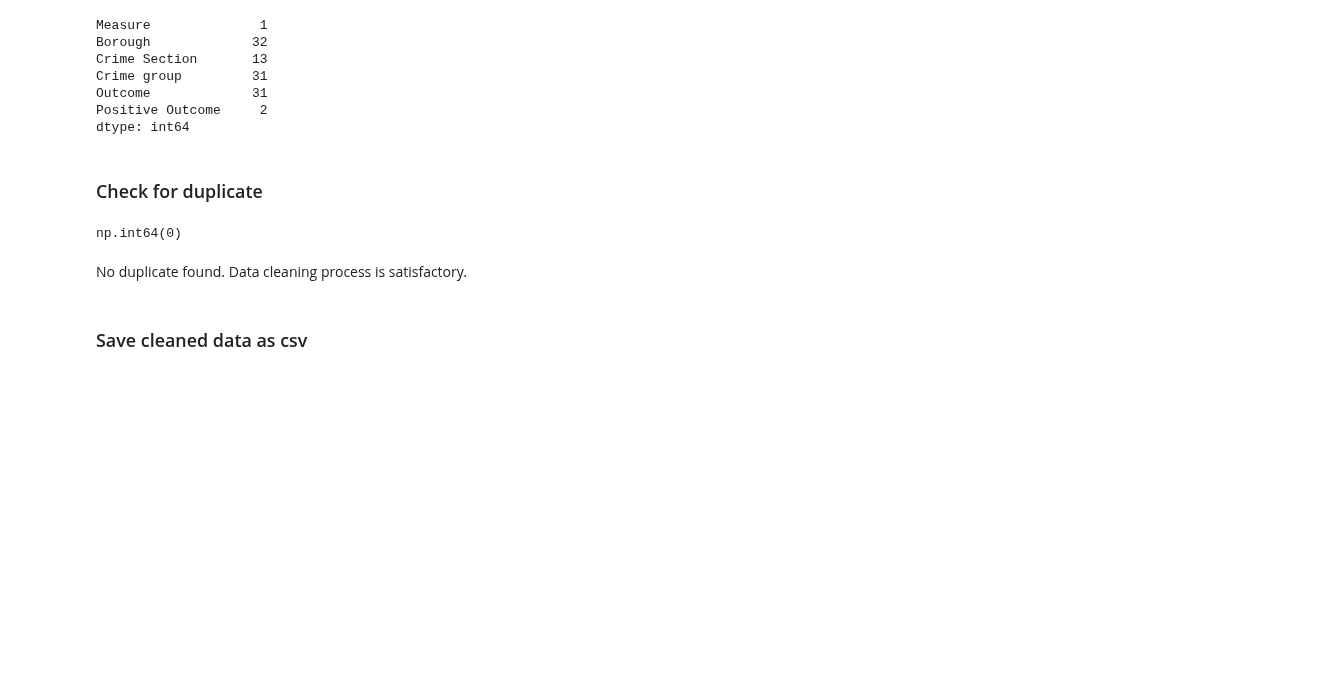
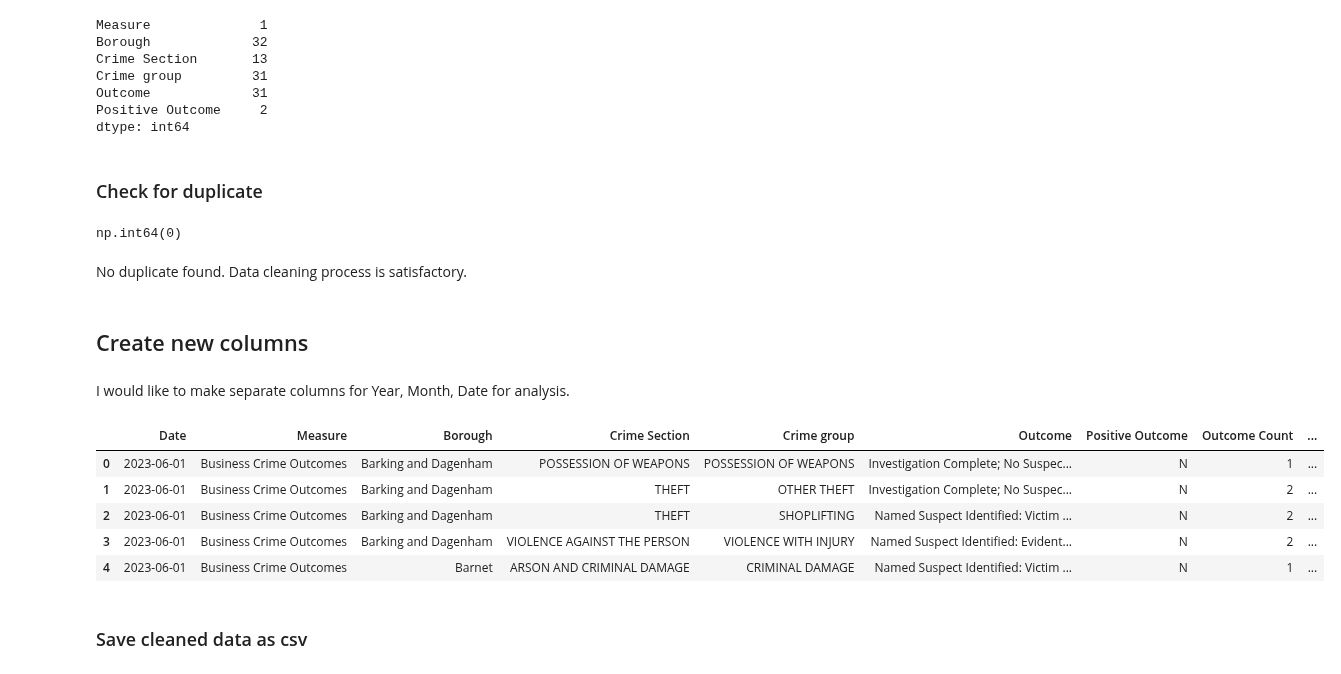
Before and after one commit to Kaori61/crime-data-analysis, a Jupyter notebook: jupyter_notebooks/etl_pipeline.ipynb, the cells around one changed output. Drawn from its saved outputs; the diff is of its cells as text; code cells hidden in the pictures; blank space fills up the shorter version.

Commit message:
add new columns in pipeline notebook

```diff
--- a/jupyter_notebooks/etl_pipeline.ipynb
+++ b/jupyter_notebooks/etl_pipeline.ipynb
@@ -232,6 +234,25 @@ df.duplicated().sum()
 np.int64(0)
 # %% [markdown]
 No duplicate found. Data cleaning process is satisfactory.
+# %% [markdown]
+## Create new columns
+# %% [markdown]
+I would like to make separate columns for Year, Month, Date for analysis.
+# %%
+# create new columns
+df['Year'] = df['Date'].dt.year
+df['Month'] = df['Date'].dt.month
+df['Weekday'] = df['Date'].dt.day_name()
+
+# check for new columns
+df.head()
+# %% [output]
+|  | Date | Measure | Borough | Crime Section | Crime group | Outcome | Positive Outcome | Outcome Count | ... |
+| 0 | 2023-06-01 | Business Crime Outcomes | Barking and Dagenham | POSSESSION OF WEAPONS | POSSESSION OF WEAPONS | Investigation Complete; No Suspec... | N | 1 | ... |
+| 1 | 2023-06-01 | Business Crime Outcomes | Barking and Dagenham | THEFT | OTHER THEFT | Investigation Complete; No Suspec... | N | 2 | ... |
+| 2 | 2023-06-01 | Business Crime Outcomes | Barking and Dagenham | THEFT | SHOPLIFTING | Named Suspect Identified: Victim ... | N | 2 | ... |
+| 3 | 2023-06-01 | Business Crime Outcomes | Barking and Dagenham | VIOLENCE AGAINST THE PERSON | VIOLENCE WITH INJURY | Named Suspect Identified: Evident... | N | 2 | ... |
+| 4 | 2023-06-01 | Business Crime Outcomes | Barnet | ARSON AND CRIMINAL DAMAGE | CRIMINAL DAMAGE | Named Suspect Identified: Victim ... | N | 1 | ... |
 # %% [markdown]
 ### Save cleaned data as csv
 # %%
```
Also changed, not shown: parts of 2 cells of this notebook.
